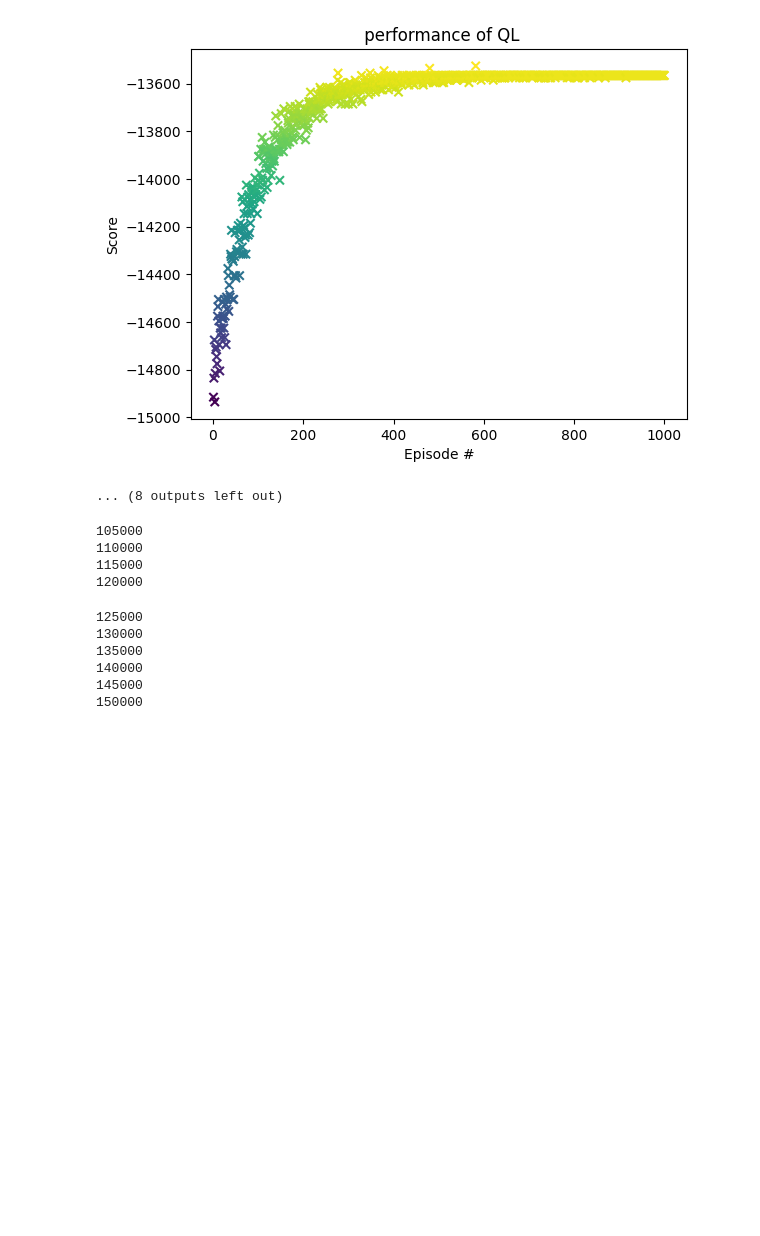
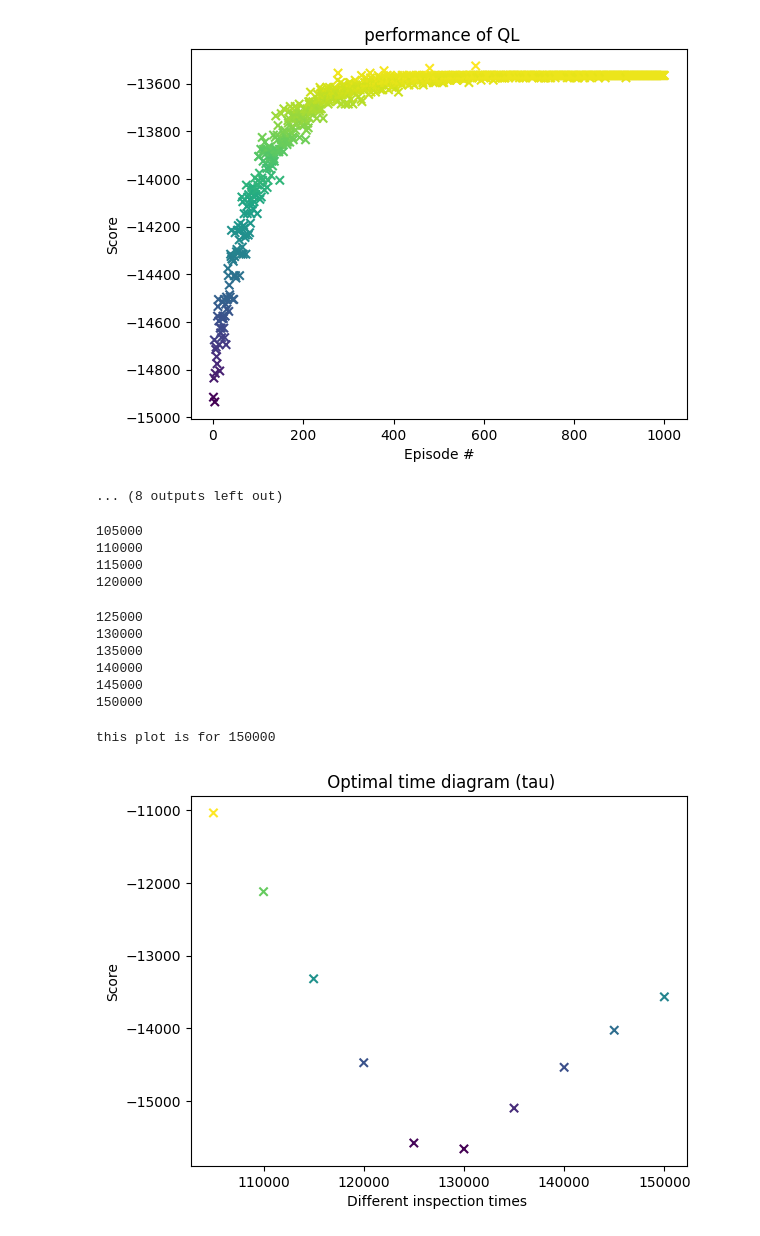
Before and after one commit to kimia-yousefi/RL-Competing-Failure-Modeling, a Jupyter notebook: RL-code.ipynb, the cells around one changed output. Drawn from its saved outputs; the diff is of its cells as text; code cells hidden in the pictures; blank space fills up the shorter version.

```diff
--- a/RL-code.ipynb
+++ b/RL-code.ipynb
@@ -275,3 +275,17 @@ for i in range(10):
 140000
 145000
 150000
+# %%
+#fig = plt.figure()
+#ax = fig.add_subplot(111)
+x = tau_list = [1.05*(10**5),1.10*(10**5),1.15*(10**5),1.20*(10**5),1.25*(10**5),1.30*(10**5),1.35*(10**5),1.40*(10**5),1.45*(10**5),1.50*(10**5)]
+y =score_tow
+plt.scatter(x, y, marker='x', c=y)
+plt.ylabel('Score')
+plt.xlabel('Different inspection times ')
+plt.title(' Optimal time diagram (tau)')
+print("this plot is for",t)
+plt.show()
+# %% [output]
+this plot is for 150000
+[figure, added]
```
Also changed, not shown: parts of 1 cell of this notebook.
